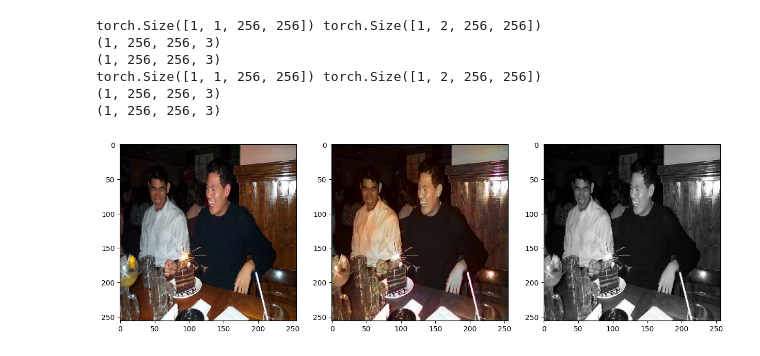
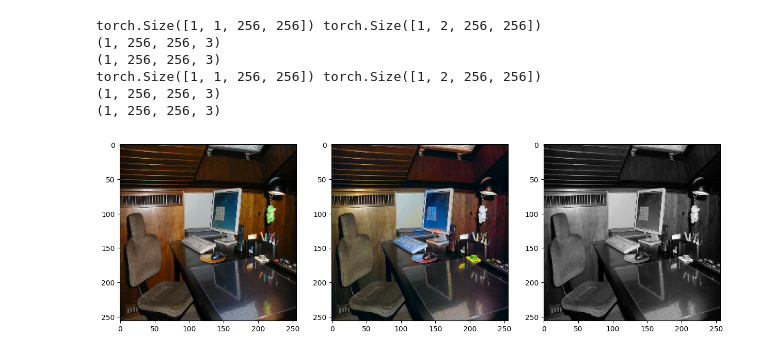
Before and after one commit to dfbakin/colorizer, a Jupyter notebook: training_visual.ipynb, the cells around one changed output. Drawn from its saved outputs; the diff is of its cells as text; code cells hidden in the pictures.

```diff
--- a/training_visual.ipynb
+++ b/training_visual.ipynb
@@ -25,9 +25,9 @@ REQUIRED_SIZE = (256, 256)
 combined_dataset = torch_data.ConcatDataset(
     [
         ColorizationDataset("datasets/coco_2017_test", resize=REQUIRED_SIZE, filter_colorless=False),
-        ColorizationDataset(
-            "datasets/imagenet_classes", resize=REQUIRED_SIZE, classes_folders=True, filter_colorless=False
-        ),
+        # ColorizationDataset(
+        #     "datasets/imagenet_classes", resize=REQUIRED_SIZE, classes_folders=True, filter_colorless=False
+        # ),
     ]
 )
 print("Length:", len(combined_dataset))
@@ -36,6 +36,6 @@ Length: 90670
 # %%
 train_dataset, val_dataset, test_dataset = torch_data.random_split(
-    combined_dataset, [0.99, 0.005, 0.005]
+    combined_dataset, [0.5, 0.01, 0.49]
 )  # debug lengths: 2034 407 38229
 print("Lenghths:", *[len(item) for item in [train_dataset, val_dataset, test_dataset]])
 
@@ -133,3 +131,5 @@ baseline_trainer = trainer.Trainer(
 )
 # %%
 baseline_trainer.train(1)
+# %%
+model.load("checkpoints/baseline")
@@ -136,24 +154,24 @@ baseline_trainer.train(1)
 # %%
-L, ab = val_dataset[105]
+L, ab = test_dataset[4]
 
 L = L.unsqueeze(0)
 ab = ab.unsqueeze(0)
 
 cielab_img_gt = ColorizationDataset.torch_L_ab_to_cvimage(L, ab)
 model.setup_input([L, ab])
 ab_prediction = model.test()["fake_color"]
 cielab_img_pred = ColorizationDataset.torch_L_ab_to_cvimage(L, ab_prediction.to("cpu"))
 
 fig, ax = plt.subplots(1, 3, figsize=(15, 5))
 ax[0].imshow(cielab_img_gt.squeeze(0))
 ax[1].imshow(cielab_img_pred.squeeze(0))
 ax[2].imshow(L.squeeze(0).numpy().transpose(1, 2, 0), cmap="gray")
 plt.show()
 # %% [output]
 torch.Size([1, 1, 256, 256]) torch.Size([1, 2, 256, 256])
 (1, 256, 256, 3)
 (1, 256, 256, 3)
 torch.Size([1, 1, 256, 256]) torch.Size([1, 2, 256, 256])
 (1, 256, 256, 3)
 (1, 256, 256, 3)
-[figure, old version]
+[figure, new version]
```
Also changed, not shown: parts of 6 cells of this notebook, 4 other files.
